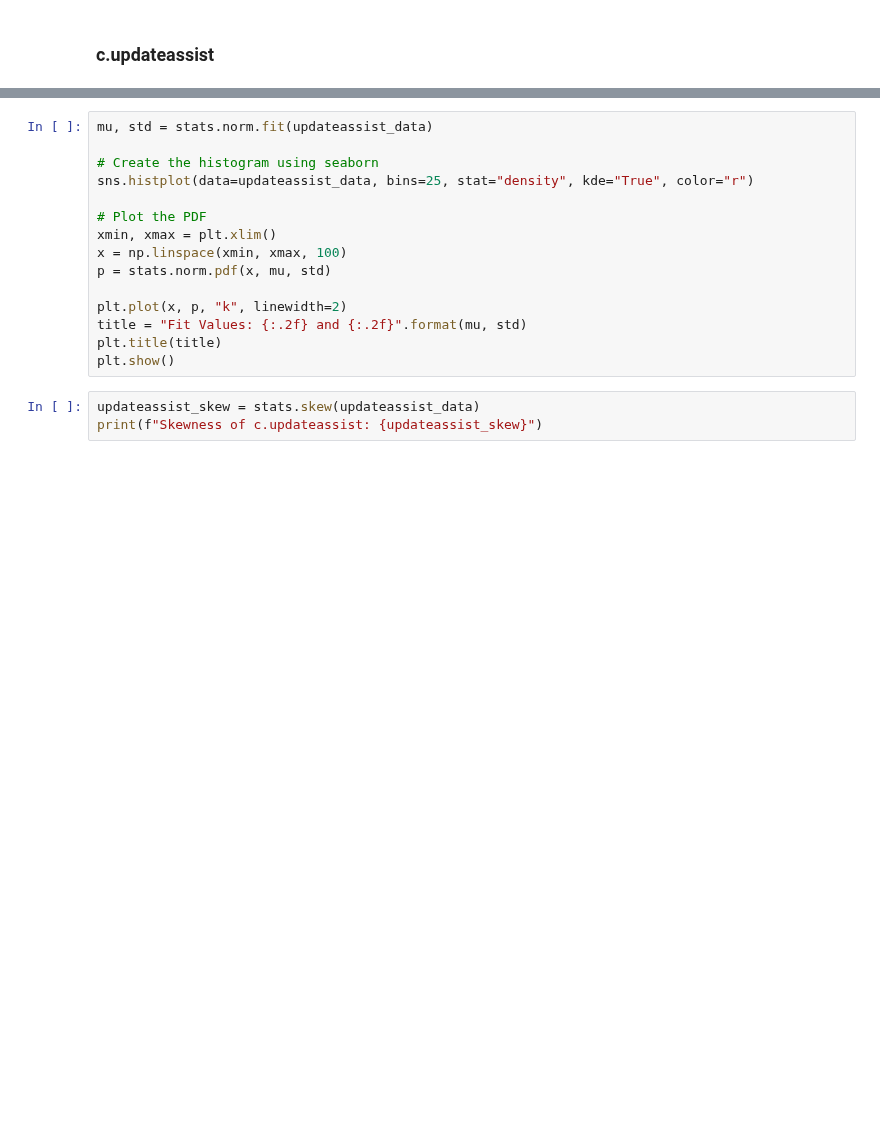
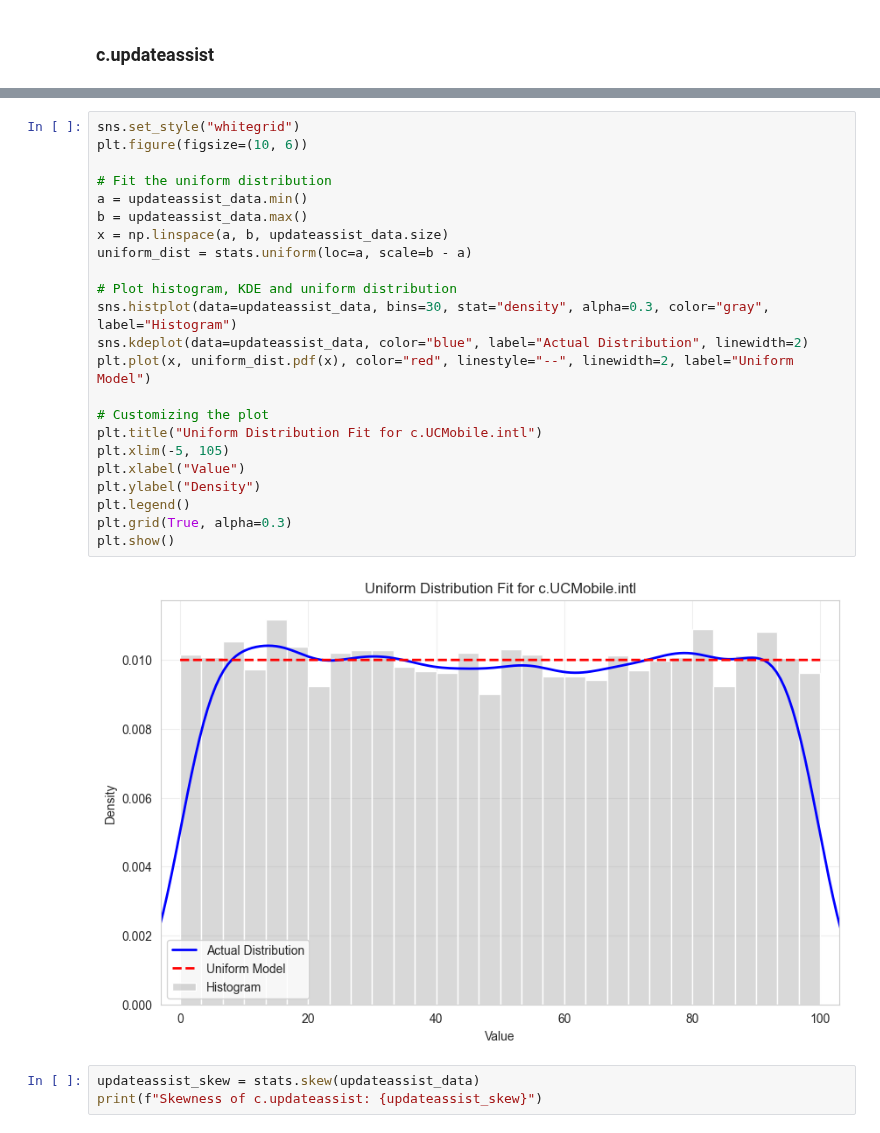
Before and after one commit to MBabiar/IAU-Project, a Jupyter notebook: src/main.ipynb, the cells around one changed output, grey strips where cells are left out. Saved outputs shown, nothing was run; the diff lists cells and outputs as text; blank space fills up the shorter version.

```diff
--- a/src/main.ipynb
+++ b/src/main.ipynb
@@ -595,19 +704,29 @@ plt.legend()
 plt.show()
-# %%
-mu, std = stats.norm.fit(updateassist_data)
-
-# Create the histogram using seaborn
-sns.histplot(data=updateassist_data, bins=25, stat="density", kde="True", color="r")
-
-# Plot the PDF
-xmin, xmax = plt.xlim()
-x = np.linspace(xmin, xmax, 100)
-p = stats.norm.pdf(x, mu, std)
-
-plt.plot(x, p, "k", linewidth=2)
-title = "Fit Values: {:.2f} and {:.2f}".format(mu, std)
-plt.title(title)
-plt.show()
+# %%
+sns.set_style("whitegrid")
+plt.figure(figsize=(10, 6))
+
+# Fit the uniform distribution
+a = updateassist_data.min()
+b = updateassist_data.max()
+x = np.linspace(a, b, updateassist_data.size)
+uniform_dist = stats.uniform(loc=a, scale=b - a)
+
+# Plot histogram, KDE and uniform distribution
+sns.histplot(data=updateassist_data, bins=30, stat="density", alpha=0.3, color="gray", label="Histogram")
+sns.kdeplot(data=updateassist_data, color="blue", label="Actual Distribution", linewidth=2)
+plt.plot(x, uniform_dist.pdf(x), color="red", linestyle="--", linewidth=2, label="Uniform Model")
+
+# Customizing the plot
+plt.title("Uniform Distribution Fit for c.UCMobile.intl")
+plt.xlim(-5, 105)
+plt.xlabel("Value")
+plt.ylabel("Density")
+plt.legend()
+plt.grid(True, alpha=0.3)
+plt.show()
+# %% [output]
+[figure, added]
 # %%
 updateassist_skew = stats.skew(updateassist_data)
 print(f"Skewness of c.updateassist: {updateassist_skew}")
```
Also changed, not shown: parts of 58 cells of this notebook.
